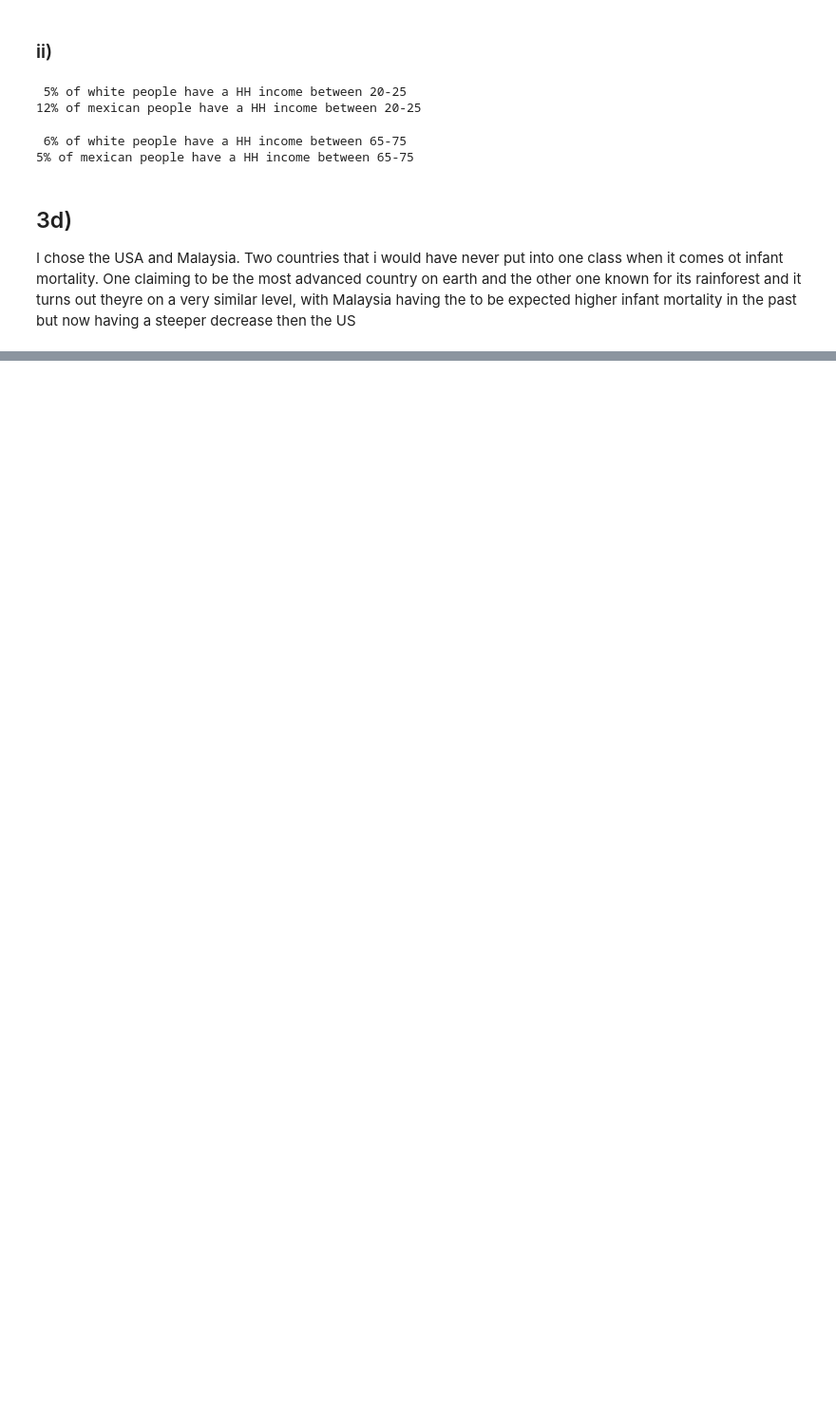
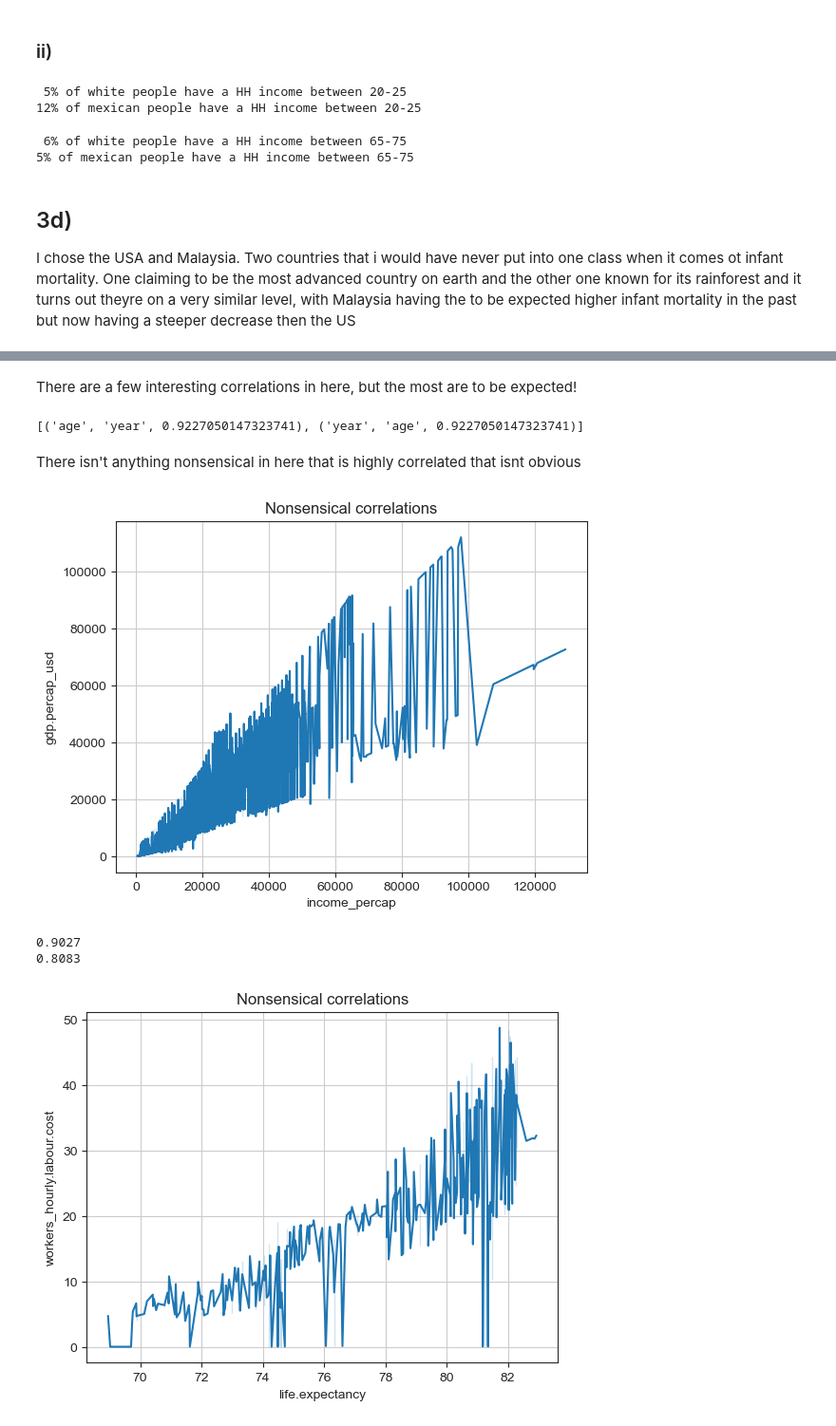
Before and after one commit to NickIsThere/AssessmentPDS1, a Jupyter notebook: PDS_2024_Assessment/Assessment.ipynb, the cells around one changed output, grey strips where cells are left out. Shown: that part at 95% size. Cells and saved outputs as stored; diff of their text form; code cells hidden in the pictures; blank space fills up the shorter version.

```diff
--- a/PDS_2024_Assessment/Assessment.ipynb
+++ b/PDS_2024_Assessment/Assessment.ipynb
@@ -306,0 +371,17 @@ One claiming to be the most advanced country on earth and the other one known fo
+# %%
+## finding something in brute forcing
+brute_it = False
+if brute_it:
+    columns = df_NH2000.columns
+    for dependant in columns[2::]:
+        for independent in columns[2::]:
+            if dependant == independent:
+                continue
+            plt.figure()
+            sns.set_style("ticks")
+            sns.lineplot(y= df_NH2000[dependant], x= df_NH2000[independent])
+            plt.title(f"Nonsensical correlations")
+            plt.xlabel(independent)
+            plt.ylabel(dependant)
+            plt.grid(True)
+            plt.show()
@@ -306,0 +428,46 @@ One claiming to be the most advanced country on earth and the other one known fo
+# %% [markdown]
+There are a few interesting correlations in here, but the most are to be expected!
+# %%
+numeric_data = df_school.select_dtypes(include="number")
+columns = numeric_data.columns
+
+high_corr_pairs = []
+threshold = 0.8
+
+for dependant in columns:
+    for independent in columns:
+        if dependant == independent:
+            continue
+        corr_value = df_school[dependant].corr(df_school[independent])
+        if abs(corr_value) > threshold:
+            high_corr_pairs.append((dependant, independent, corr_value))
+
+high_corr_pairs
+# %% [output]
+[('age', 'year', 0.9227050147323741), ('year', 'age', 0.9227050147323741)]
+# %% [markdown]
+There isn't anything nonsensical in here that is highly correlated that isnt obvious
+# %%
+## The highlights of what I found
+
+plt.figure()
+sns.lineplot(y= df_Gap["gdp.percap_usd"], x= df_Gap["income_percap"])
+plt.title(f"Nonsensical correlations")
+plt.grid(True)
+plt.show()
+correlation = df_Gap["gdp.percap_usd"].corr(df_Gap["income_percap"])
+print(round(correlation, 4))
+
+plt.figure()
+sns.lineplot(y= df_Gap["workers_hourly.labour.cost"], x= df_Gap["life.expectancy"])
+plt.title(f"Nonsensical correlations")
+correlation = df_Gap["workers_hourly.labour.cost"].corr(df_Gap["life.expectancy"])
+print(round(correlation, 4))
+
+plt.grid(True)
+plt.show()
+# %% [output]
+[figure, added]
+0.9027
+0.8083
+[figure, added]
```
Also changed, not shown: parts of 9 cells of this notebook, 1 other file.
